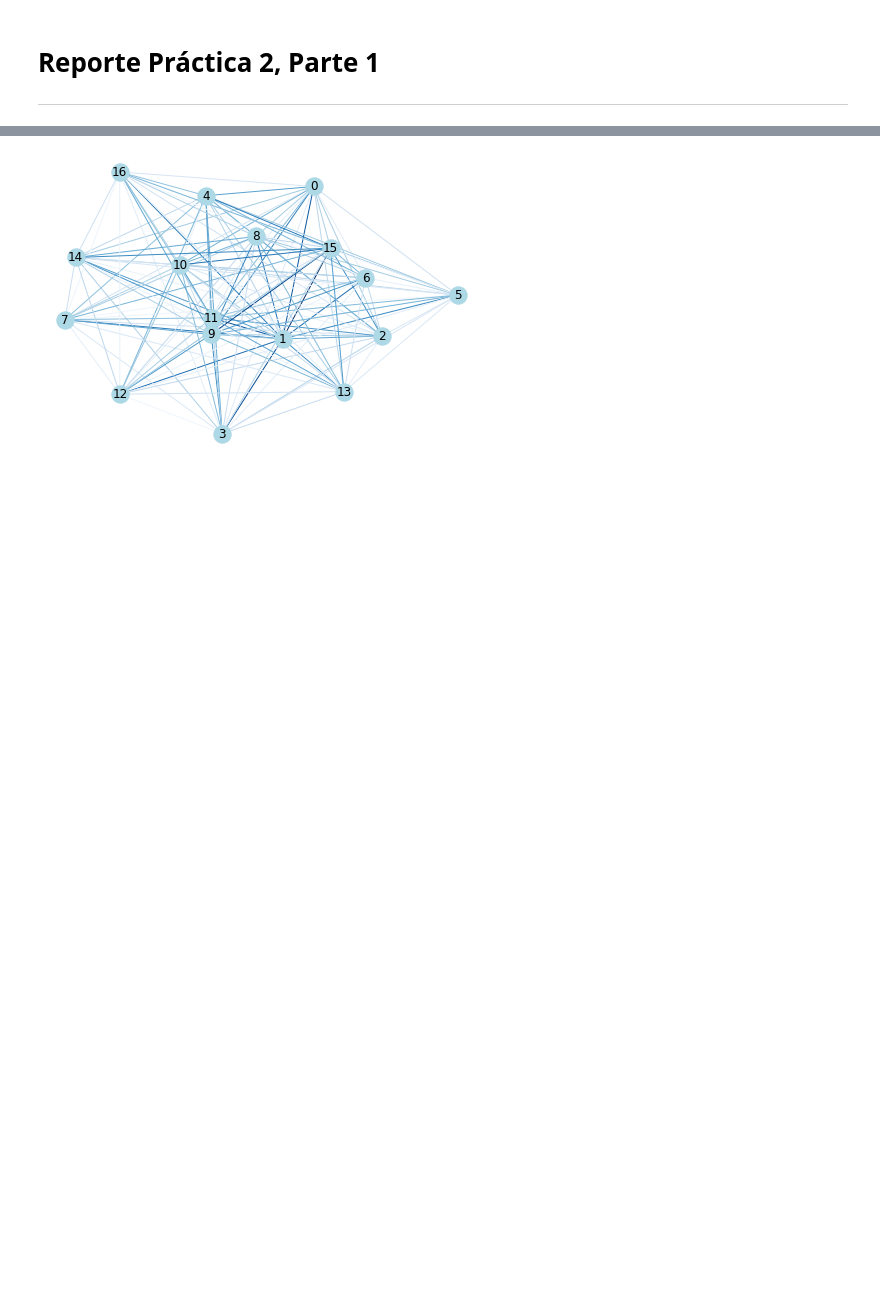
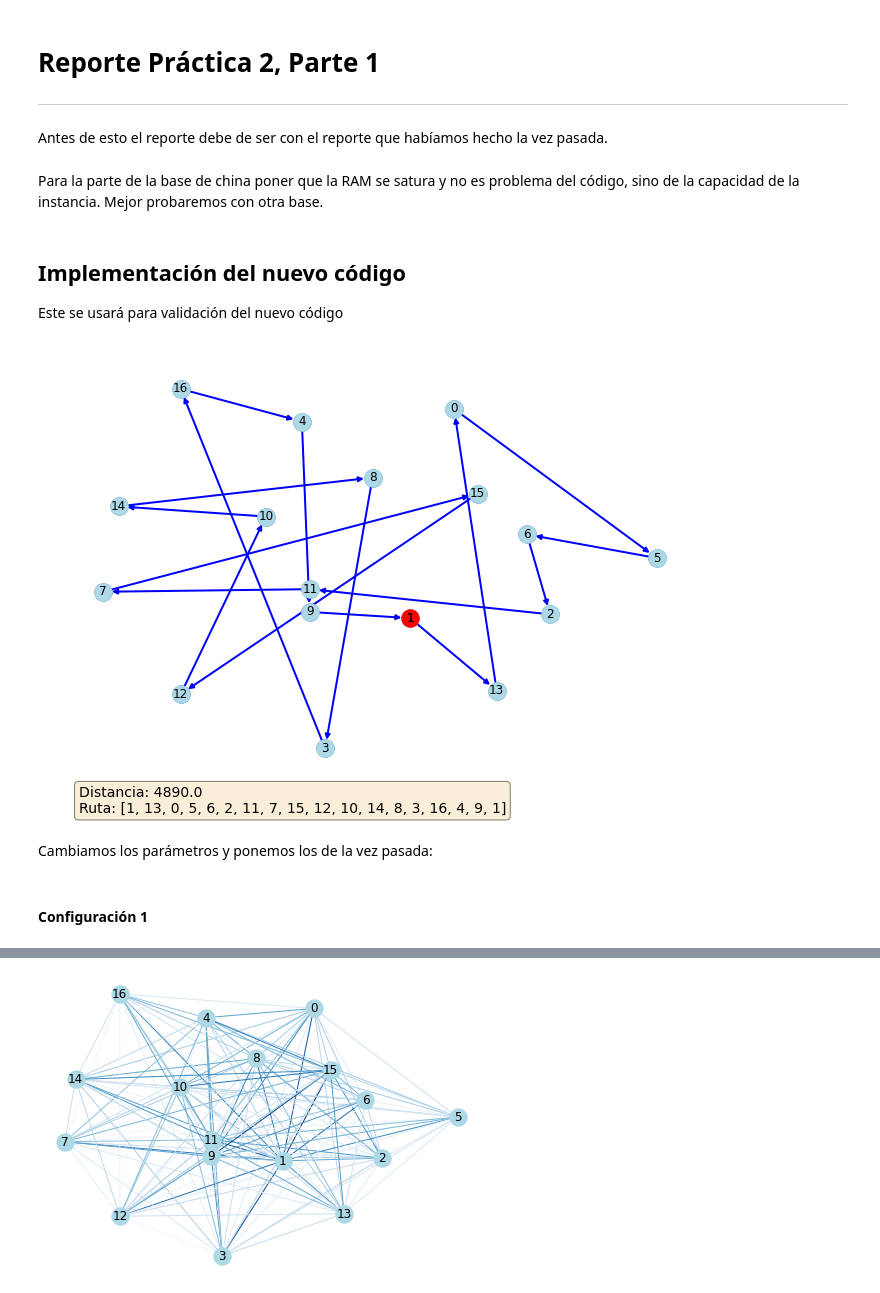
Before and after one commit to optimizacion-2-2021-1-gh-classroom/practica-2-primera-parte-ltejadal, a Jupyter notebook: reporte_equipo_10_parte_1_practica_2.ipynb, the cells around one changed output, grey strips where cells are left out. Drawn from its saved outputs; the diff is of its cells as text; code cells hidden in the pictures; blank space fills up the shorter version.

Commit message:
comparando contra mejoras en nuevo paquete

```diff
--- a/reporte_equipo_10_parte_1_practica_2.ipynb
+++ b/reporte_equipo_10_parte_1_practica_2.ipynb
@@ -24,3 +26,20 @@ dic_dists = create_dic_dist_from_graph(G)
 tau = init_ferom(G)
 eta = init_atrac(G,dic_dists)
 A = atraccion_nodos(G, tau, eta, alpha=1, beta=5)
+# %% [markdown]
+Antes de esto el reporte debe de ser con el reporte que habíamos hecho la vez pasada.
+# %% [markdown]
+Para la parte de la base de china poner que la RAM se satura y no es problema del código, sino de la capacidad de la instancia. Mejor probaremos con otra base.
+# %% [markdown]
+## Implementación del nuevo código
+Este se usará para validación del nuevo código
+# %%
+respuesta = aco_tsp_oo.colony( G, init_node=1,
+                 best_route = [],
+                 best_dist = float('inf'),
+                 n_ants=2,
+                 max_iter=100,
+                 alpha=1,
+                 beta=5,
+                 rho=.5,
+                 verbose=1)
@@ -26,0 +48,8 @@ A = atraccion_nodos(G, tau, eta, alpha=1, beta=5)
+# %%
+respuesta.plot_route()
+# %% [output]
+[figure, added]
+# %% [markdown]
+Cambiamos los parámetros y ponemos los de la vez pasada:
+# %% [markdown]
+#### Configuración 1
```
Also changed, not shown: parts of 54 cells of this notebook.
